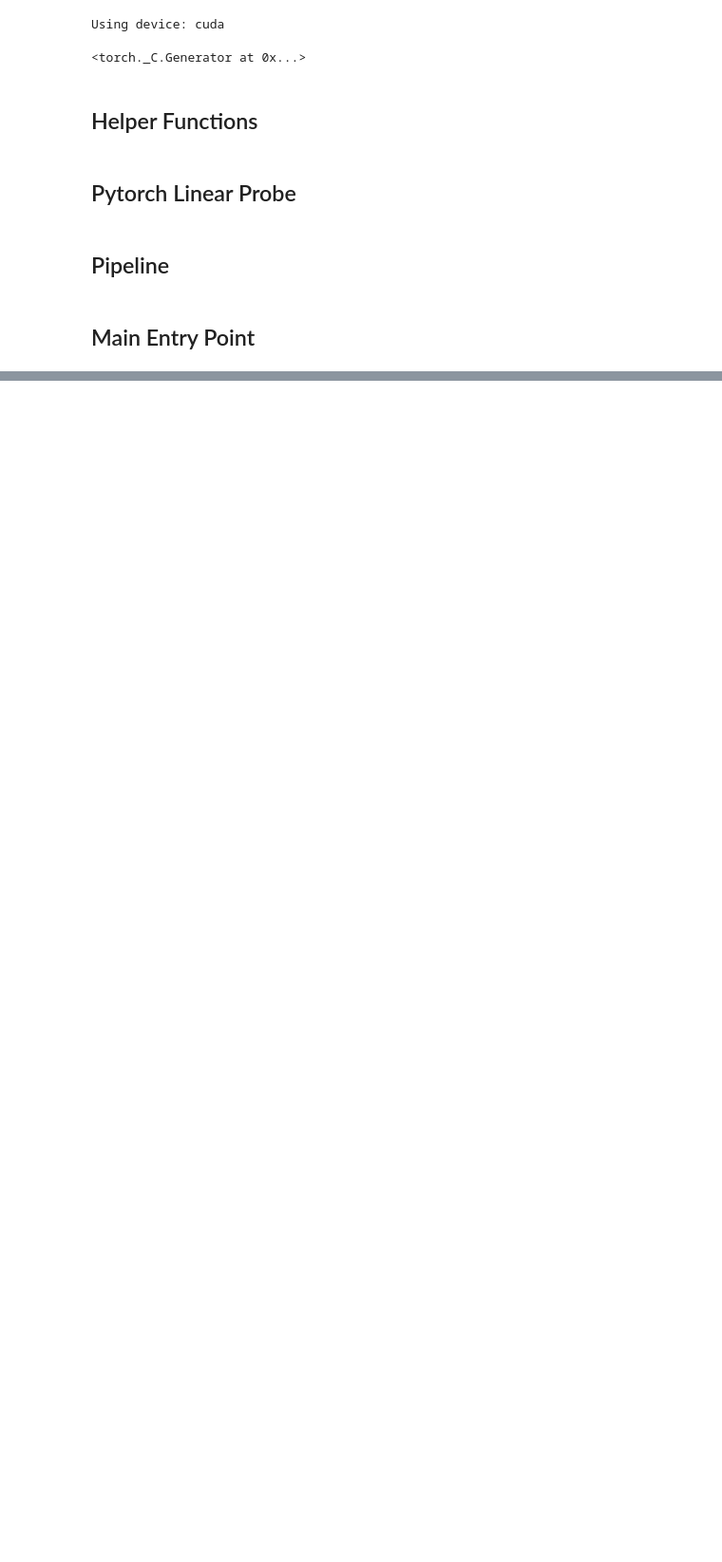
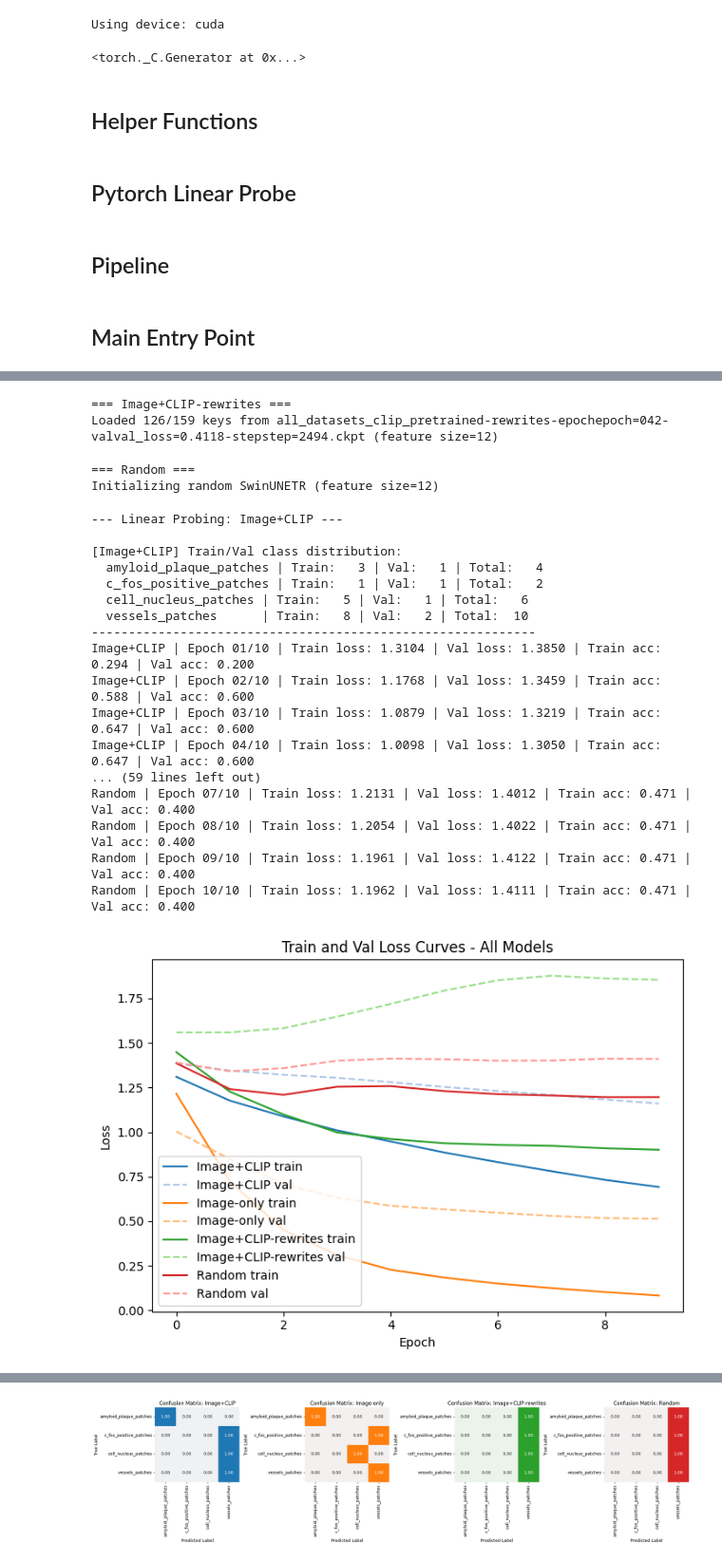
Before and after one commit to AdinaScheinfeld/ssl_project, a Jupyter notebook: notebooks/evaluate_ssl.ipynb, the cells around one changed output, grey strips where cells are left out. Shown at 95% size. Drawn from its saved outputs; the diff is of its cells as text; code cells hidden in the pictures; blank space fills up the shorter version.

```diff
--- a/notebooks/evaluate_ssl.ipynb
+++ b/notebooks/evaluate_ssl.ipynb
@@ -604,3 +623,13 @@ Random | Epoch 01/1 | Train loss: 1.6924 | Val loss: 1.3561 | Train acc: 0.088 |
 | 2 | Image+CLIP-rewrites | 12 | 128 | 0.444444 | -0.238265 |
 | 3 | Random | 12 | 512 | 0.444444 | -0.110502 |
 | 0 | Image+CLIP | 12 | 512 | 0.333333 | 0.257702 |
+# %%
+if __name__ == '__main__':
+    main(
+        data_root=data_root,
+        model_specs=model_specs,
+        model_colors=model_colors,
+        num_epochs=10,
+        fraction=0.25
+    )
+# %% [output]
@@ -606,0 +648,22 @@ Random | Epoch 01/1 | Train loss: 1.6924 | Val loss: 1.3561 | Train acc: 0.088 |
+=== Image+CLIP-rewrites ===
+Loaded 126/159 keys from all_datasets_clip_pretrained-rewrites-epochepoch=042-valval_loss=0.4118-stepstep=2494.ckpt (feature size=12)
+=== Random ===
+Initializing random SwinUNETR (feature size=12)
+--- Linear Probing: Image+CLIP ---
+
+[Image+CLIP] Train/Val class distribution:
+  amyloid_plaque_patches | Train:   3 | Val:   1 | Total:   4
+  c_fos_positive_patches | Train:   1 | Val:   1 | Total:   2
+  cell_nucleus_patches | Train:   5 | Val:   1 | Total:   6
+  vessels_patches      | Train:   8 | Val:   2 | Total:  10
+------------------------------------------------------------
+Image+CLIP | Epoch 01/10 | Train loss: 1.3104 | Val loss: 1.3850 | Train acc: 0.294 | Val acc: 0.200
+Image+CLIP | Epoch 02/10 | Train loss: 1.1768 | Val loss: 1.3459 | Train acc: 0.588 | Val acc: 0.600
+Image+CLIP | Epoch 03/10 | Train loss: 1.0879 | Val loss: 1.3219 | Train acc: 0.647 | Val acc: 0.600
+Image+CLIP | Epoch 04/10 | Train loss: 1.0098 | Val loss: 1.3050 | Train acc: 0.647 | Val acc: 0.600
+... (59 lines left out)
+Random | Epoch 07/10 | Train loss: 1.2131 | Val loss: 1.4012 | Train acc: 0.471 | Val acc: 0.400
+Random | Epoch 08/10 | Train loss: 1.2054 | Val loss: 1.4022 | Train acc: 0.471 | Val acc: 0.400
+Random | Epoch 09/10 | Train loss: 1.1961 | Val loss: 1.4122 | Train acc: 0.471 | Val acc: 0.400
+Random | Epoch 10/10 | Train loss: 1.1962 | Val loss: 1.4111 | Train acc: 0.471 | Val acc: 0.400
+[figure, added]
@@ -606,0 +671 @@ Random | Epoch 01/1 | Train loss: 1.6924 | Val loss: 1.3561 | Train acc: 0.088 |
+[figure, added]
```
Also changed, not shown: parts of 20 cells of this notebook, 2 other files.
